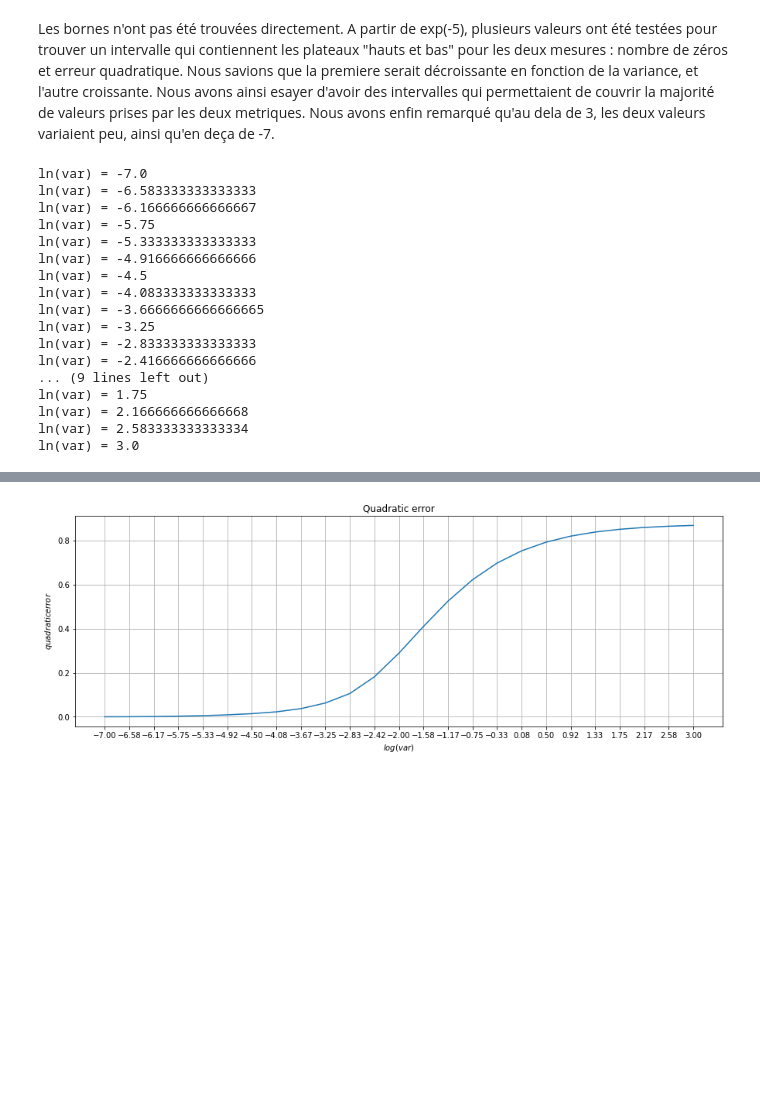
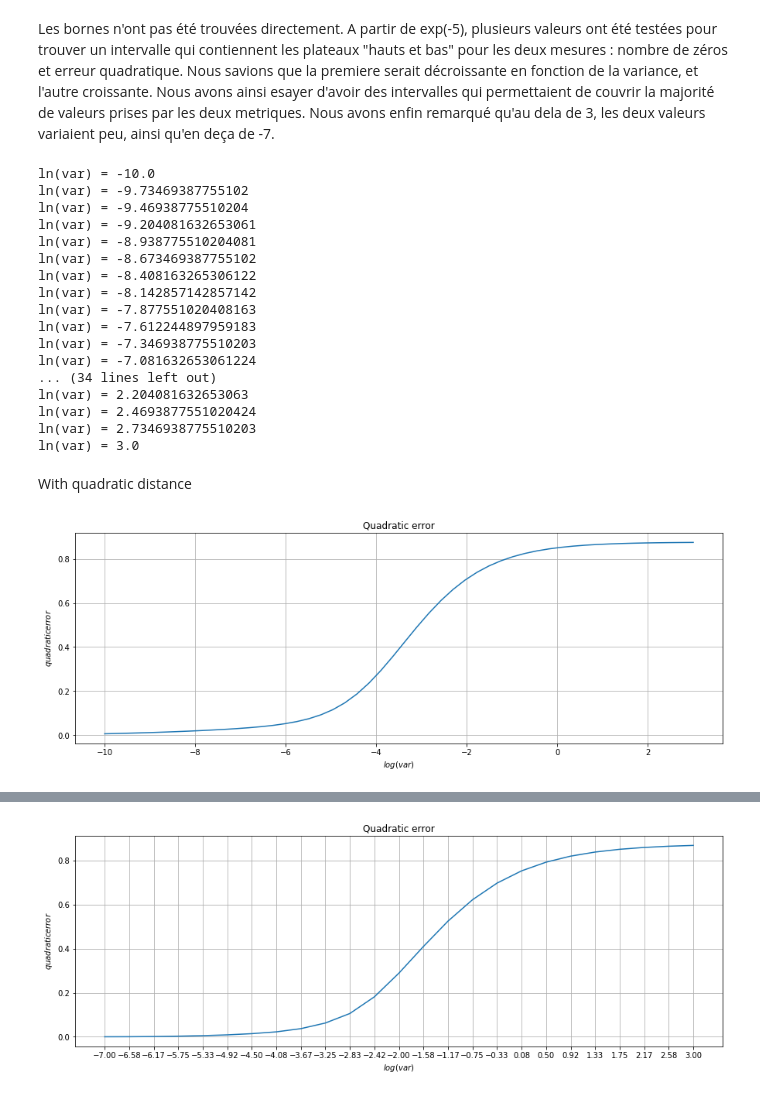
Before and after one commit to RAMIhamza/Projet_Option_Mazars, a Jupyter notebook: Approximation_de_Freq_sinistres.ipynb, the cells around one changed output, grey strips where cells are left out. Saved outputs shown, nothing was run; the diff lists cells and outputs as text; code cells hidden in the pictures; blank space fills up the shorter version.

```diff
--- a/Approximation_de_Freq_sinistres.ipynb
+++ b/Approximation_de_Freq_sinistres.ipynb
@@ -125,7 +125,7 @@ thresh = 0.25
 k=100
 errList = []
 countList = []
-logVarList = np.linspace(-7,3,25)
+logVarList = np.linspace(-10,3,50)
 #varList = [0.01,0.05,0.1,0.5,1,5]
 for logVar in logVarList:
     print(f"ln(var) = {logVar}")
@@ -137,20 +137,35 @@ for logVar in logVarList:
     countList.append(count_zeros(Y_hat,10**(-6)))
     errList.append(err)
 # %% [output]
-ln(var) = -7.0
-ln(var) = -6.583333333333333
-ln(var) = -6.166666666666667
-ln(var) = -5.75
-ln(var) = -5.333333333333333
-ln(var) = -4.916666666666666
-ln(var) = -4.5
-ln(var) = -4.083333333333333
-ln(var) = -3.6666666666666665
-ln(var) = -3.25
-ln(var) = -2.833333333333333
-ln(var) = -2.416666666666666
-... (9 lines left out)
-ln(var) = 1.75
-ln(var) = 2.166666666666668
-ln(var) = 2.583333333333334
+ln(var) = -10.0
+ln(var) = -9.73469387755102
+ln(var) = -9.46938775510204
+ln(var) = -9.204081632653061
+ln(var) = -8.938775510204081
+ln(var) = -8.673469387755102
+ln(var) = -8.408163265306122
+ln(var) = -8.142857142857142
+ln(var) = -7.877551020408163
+ln(var) = -7.612244897959183
+ln(var) = -7.346938775510203
+ln(var) = -7.081632653061224
+... (34 lines left out)
+ln(var) = 2.204081632653063
+ln(var) = 2.4693877551020424
+ln(var) = 2.7346938775510203
 ln(var) = 3.0
+# %% [markdown]
+With quadratic distance
+# %%
+fig = plt.figure()
+ax = fig.gca()
+#ax.set_xticks(logVarList)
+
+plt.plot((logVarList), errList)
+plt.title('Quadratic error')
+plt.xlabel('$log(var)$')
+plt.ylabel('$quadratic error$')
+plt.grid()
+plt.show()
+# %% [output]
+[figure, added]
```
Also changed, not shown: parts of 11 cells of this notebook, 8 other files.
